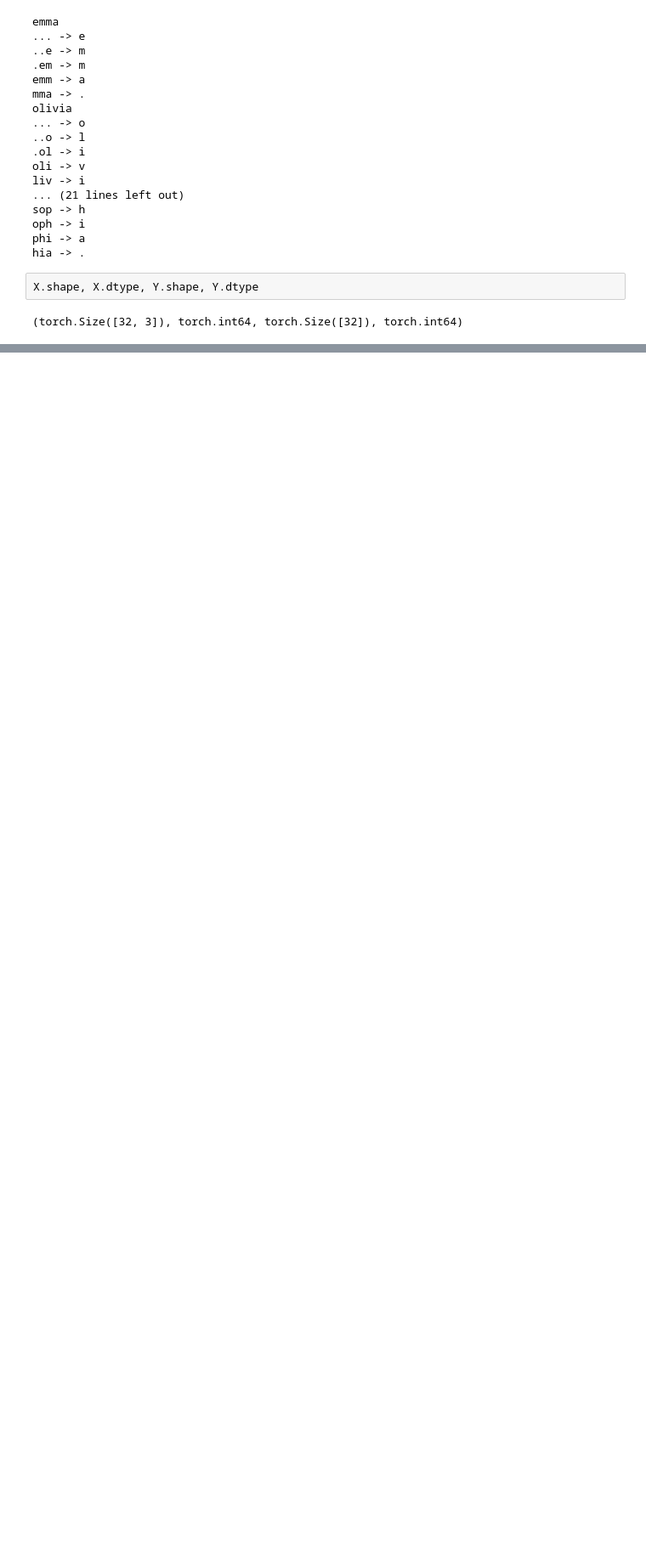
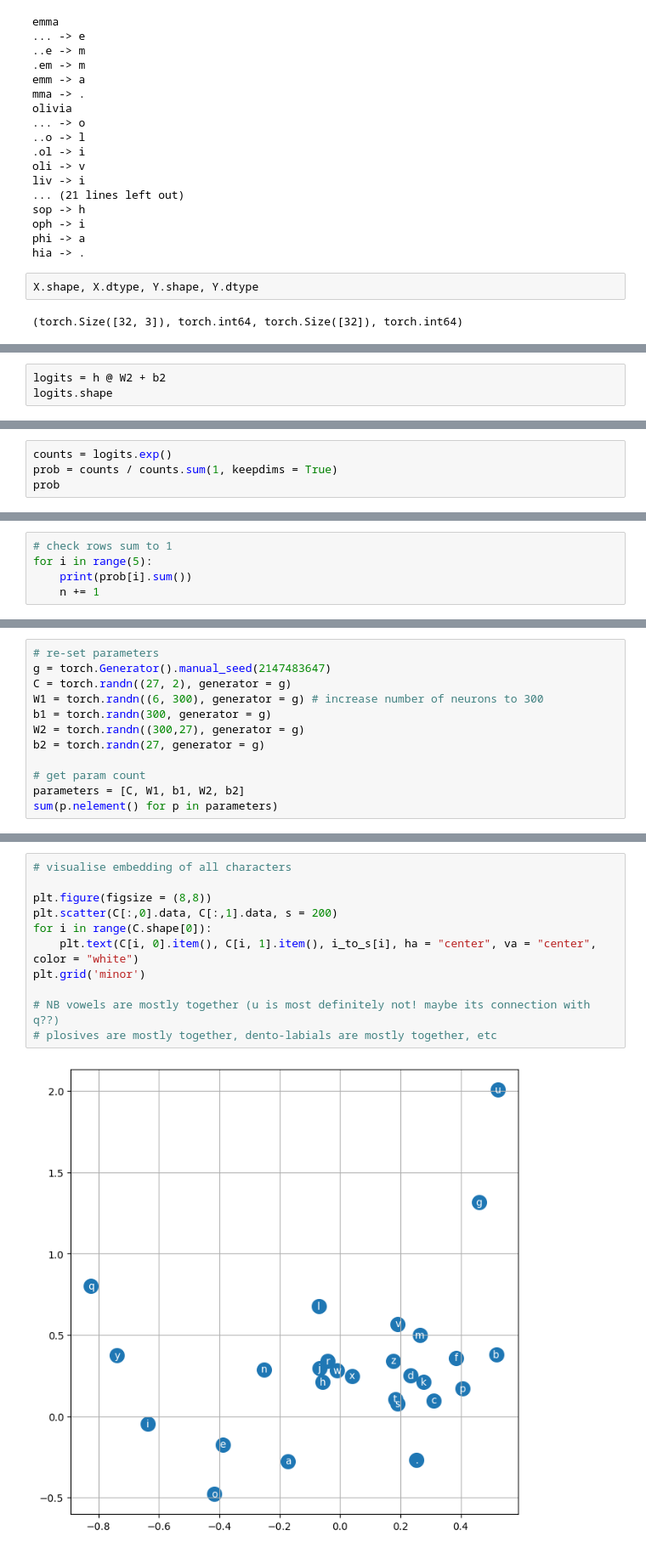
Before and after one commit to Yelnam/make_more, a Jupyter notebook: makemore2.ipynb, the cells around one changed output, grey strips where cells are left out. Shown: that part at 85% size. Cells and saved outputs as stored; diff of their text form; blank space fills up the shorter version.

```diff
--- a/makemore2.ipynb
+++ b/makemore2.ipynb
@@ -97,0 +314,3 @@ tensor([[-0.0245,  1.9602],
+# %%
+logits = h @ W2 + b2
+logits.shape
@@ -97,0 +319,4 @@ tensor([[-0.0245,  1.9602],
+# %%
+counts = logits.exp()
+prob = counts / counts.sum(1, keepdims = True)
+prob
@@ -97,0 +341,5 @@ tensor([[-0.0245,  1.9602],
+# %%
+# check rows sum to 1
+for i in range(5):
+    print(prob[i].sum())
+    n += 1
@@ -97,0 +706,12 @@ tensor([[-0.0245,  1.9602],
+# %%
+# re-set parameters
+g = torch.Generator().manual_seed(2147483647)
+C = torch.randn((27, 2), generator = g)
+W1 = torch.randn((6, 300), generator = g) # increase number of neurons to 300
+b1 = torch.randn(300, generator = g)
+W2 = torch.randn((300,27), generator = g)
+b2 = torch.randn(27, generator = g)
+
+# get param count
+parameters = [C, W1, b1, W2, b2]
+sum(p.nelement() for p in parameters)
@@ -97,0 +774,13 @@ tensor([[-0.0245,  1.9602],
+# %%
+# visualise embedding of all characters
+
+plt.figure(figsize = (8,8))
+plt.scatter(C[:,0].data, C[:,1].data, s = 200)
+for i in range(C.shape[0]):
+    plt.text(C[i, 0].item(), C[i, 1].item(), i_to_s[i], ha = "center", va = "center", color = "white")
+plt.grid('minor')
+
+# NB vowels are mostly together (u is most definitely not! maybe its connection with q??)
+# plosives are mostly together, dento-labials are mostly together, etc
+# %% [output]
+[figure, added]
```
Also changed, not shown: parts of 63 cells of this notebook.
